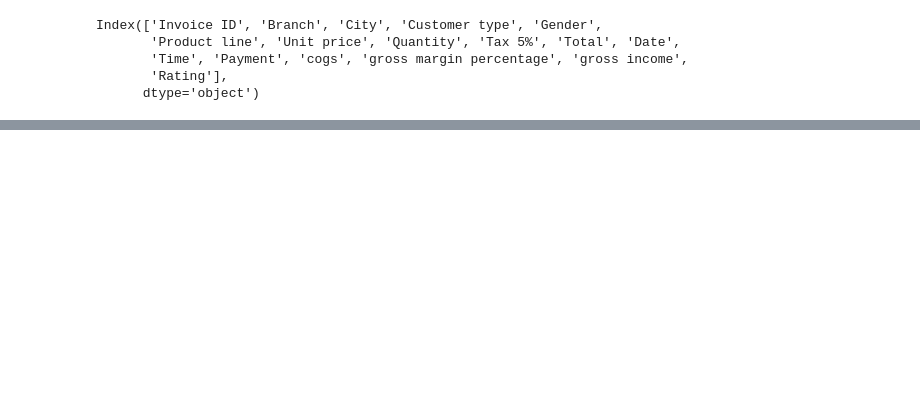
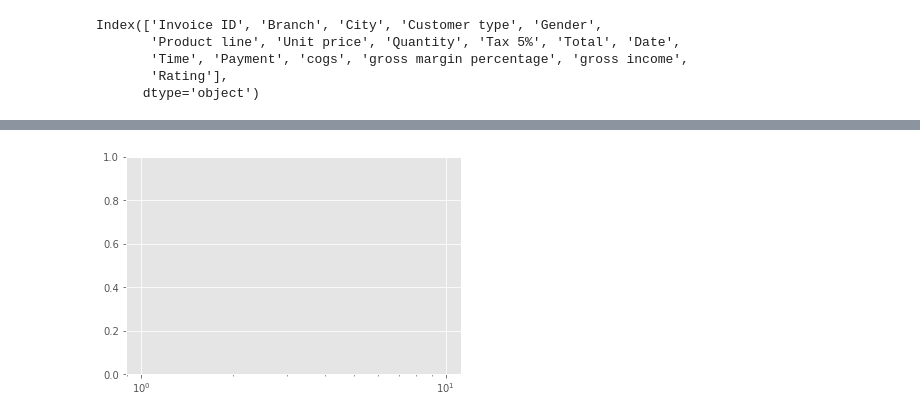
Before and after one commit to shourav47/Data-Analysis, a Jupyter notebook: Market_Analysis.ipynb, the cells around one changed output, grey strips where cells are left out. Saved outputs shown, nothing was run; the diff lists cells and outputs as text; code cells hidden in the pictures; blank space fills up the shorter version.

```diff
--- a/Market_Analysis.ipynb
+++ b/Market_Analysis.ipynb
@@ -153,0 +114,4 @@ stack barchart
+# %%
+plt.xscale('log')
+# %% [output]
+[figure, added]
```
Also changed, not shown: parts of 14 cells of this notebook.
